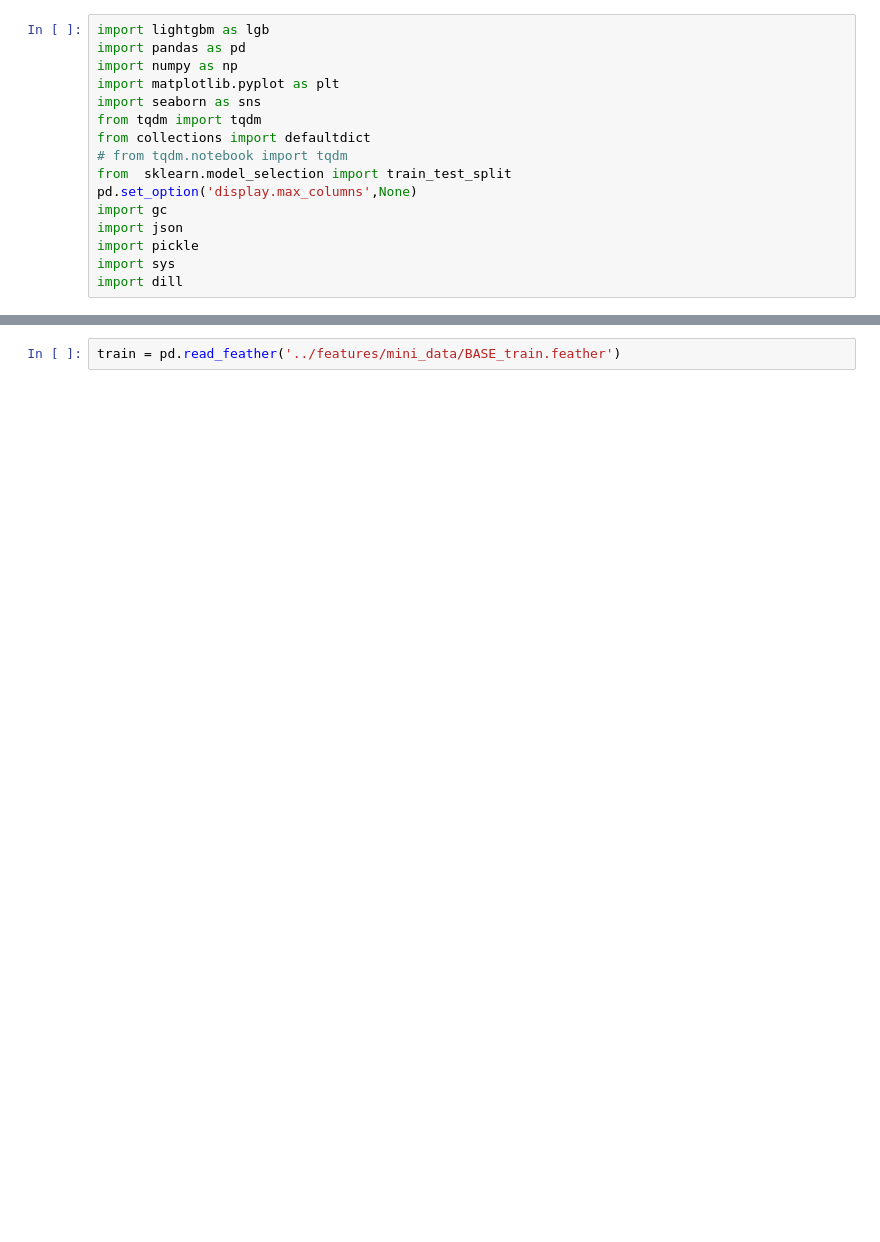
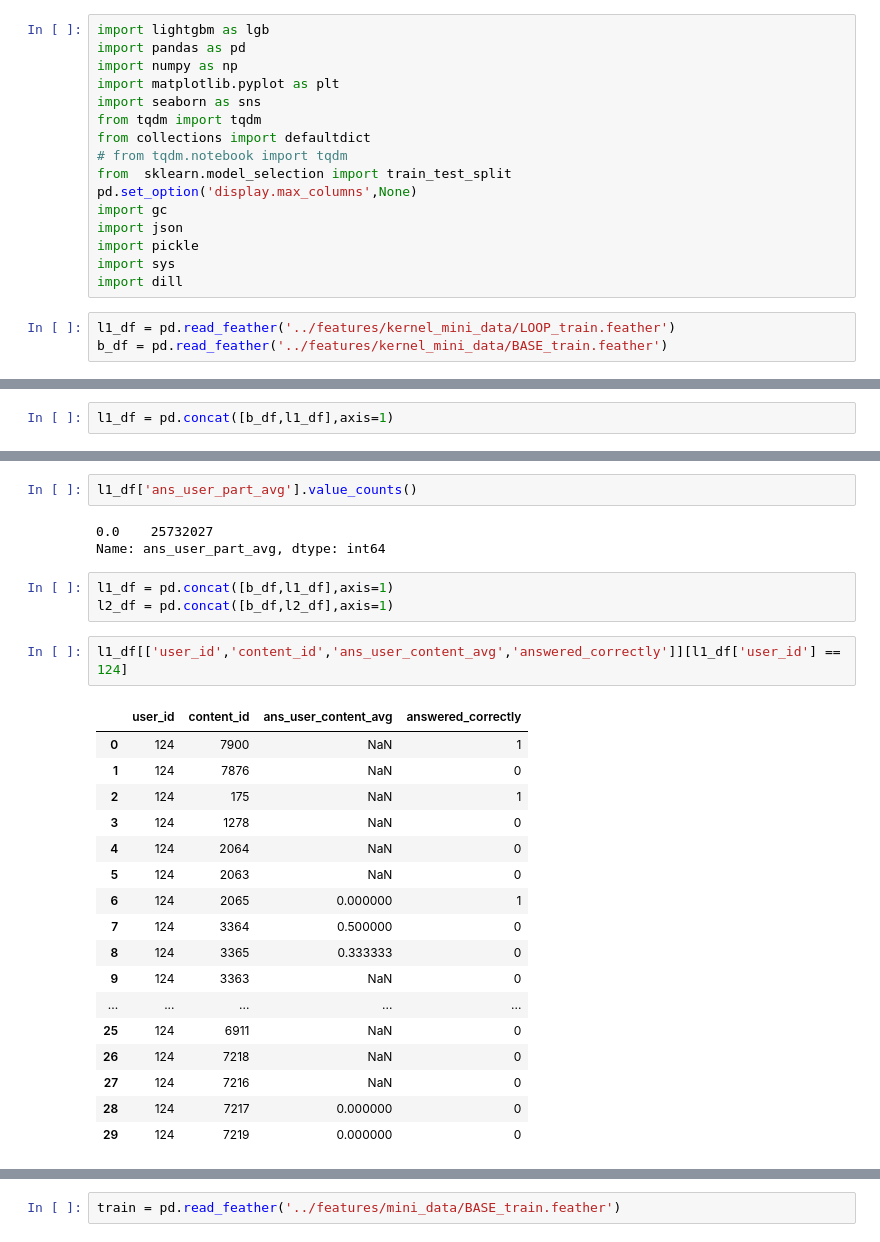
Before and after one commit to zakopuro/kaggle_Riiid, a Jupyter notebook: notebook/debug.ipynb, the cells around one changed output, grey strips where cells are left out. Cells and saved outputs as stored; diff of their text form; blank space fills up the shorter version.

```diff
--- a/notebook/debug.ipynb
+++ b/notebook/debug.ipynb
@@ -14,3 +14,6 @@ import json
 import pickle
 import sys
 import dill
+# %%
+l1_df = pd.read_feather('../features/kernel_mini_data/LOOP_train.feather')
+b_df = pd.read_feather('../features/kernel_mini_data/BASE_train.feather')
@@ -16,0 +29,2 @@ import dill
+# %%
+l1_df = pd.concat([b_df,l1_df],axis=1)
@@ -16,0 +124,28 @@ import dill
+# %%
+l1_df['ans_user_part_avg'].value_counts()
+# %% [output]
+0.0    25732027
+Name: ans_user_part_avg, dtype: int64
+# %%
+l1_df = pd.concat([b_df,l1_df],axis=1)
+l2_df = pd.concat([b_df,l2_df],axis=1)
+# %%
+l1_df[['user_id','content_id','ans_user_content_avg','answered_correctly']][l1_df['user_id'] == 124]
+# %% [output]
+|  | user_id | content_id | ans_user_content_avg | answered_correctly |
+| 0 | 124 | 7900 | NaN | 1 |
+| 1 | 124 | 7876 | NaN | 0 |
+| 2 | 124 | 175 | NaN | 1 |
+| 3 | 124 | 1278 | NaN | 0 |
+| 4 | 124 | 2064 | NaN | 0 |
+| 5 | 124 | 2063 | NaN | 0 |
+| 6 | 124 | 2065 | 0.000000 | 1 |
+| 7 | 124 | 3364 | 0.500000 | 0 |
+| 8 | 124 | 3365 | 0.333333 | 0 |
+| 9 | 124 | 3363 | NaN | 0 |
+| ... | ... | ... | ... | ... |
+| 25 | 124 | 6911 | NaN | 0 |
+| 26 | 124 | 7218 | NaN | 0 |
+| 27 | 124 | 7216 | NaN | 0 |
+| 28 | 124 | 7217 | 0.000000 | 0 |
+| 29 | 124 | 7219 | 0.000000 | 0 |
```
Also changed, not shown: parts of 28 cells of this notebook, 4 other files.
